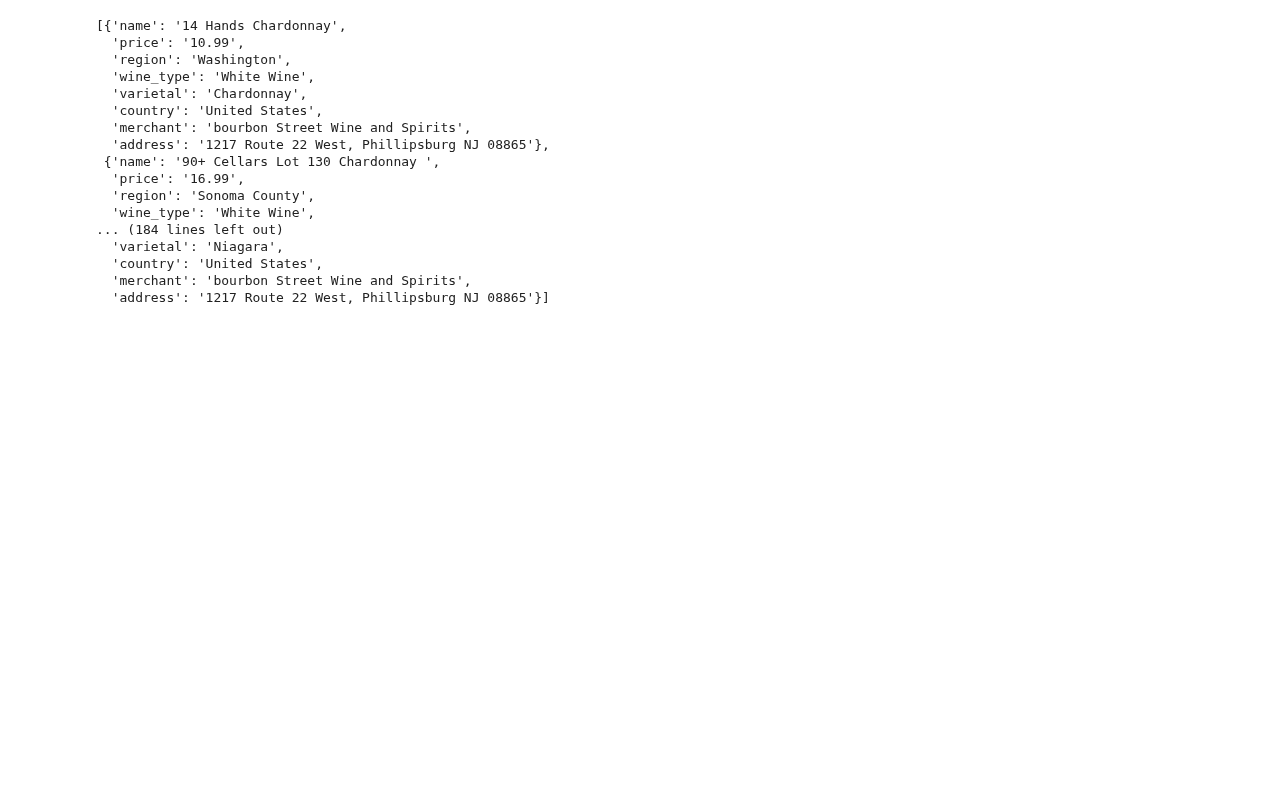
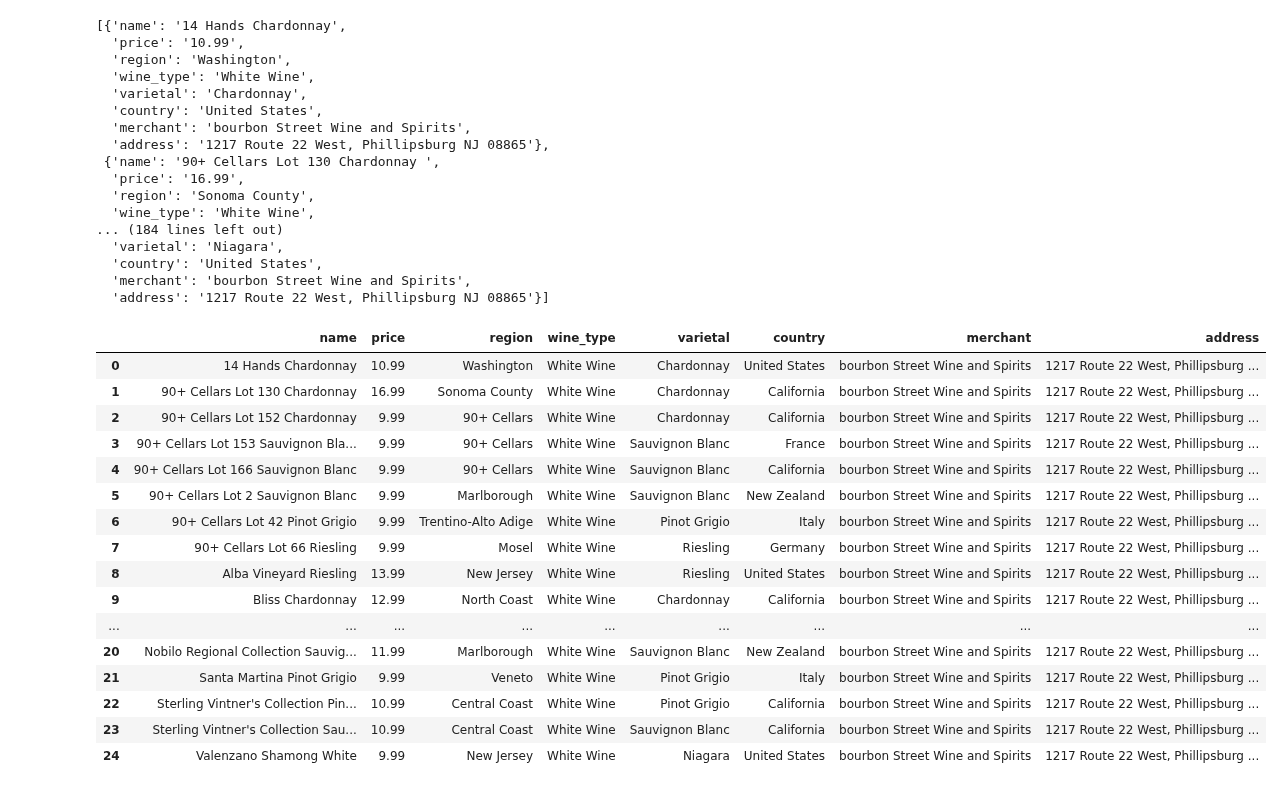
Before and after one commit to MersedehSP/Wine_ETL, a Jupyter notebook: bourbon_street_white.ipynb, the cells around one changed output. Drawn from its saved outputs; the diff is of its cells as text; code cells hidden in the pictures; blank space fills up the shorter version.

Commit message:
put data in the data frame

```diff
--- a/bourbon_street_white.ipynb
+++ b/bourbon_street_white.ipynb
@@ -124,3 +124,24 @@ wine_list
   'country': 'United States',
   'merchant': 'bourbon Street Wine and Spirits',
   'address': '1217 Route 22 West, Phillipsburg NJ 08865'}]
+# %%
+white_wine_list_df = pd.DataFrame(wine_list)
+white_wine_list_df
+# %% [output]
+|  | name | price | region | wine_type | varietal | country | merchant | address |
+| 0 | 14 Hands Chardonnay | 10.99 | Washington | White Wine | Chardonnay | United States | bourbon Street Wine and Spirits | 1217 Route 22 West, Phillipsburg ... |
+| 1 | 90+ Cellars Lot 130 Chardonnay | 16.99 | Sonoma County | White Wine | Chardonnay | California | bourbon Street Wine and Spirits | 1217 Route 22 West, Phillipsburg ... |
+| 2 | 90+ Cellars Lot 152 Chardonnay | 9.99 | 90+ Cellars | White Wine | Chardonnay | California | bourbon Street Wine and Spirits | 1217 Route 22 West, Phillipsburg ... |
+| 3 | 90+ Cellars Lot 153 Sauvignon Bla... | 9.99 | 90+ Cellars | White Wine | Sauvignon Blanc | France | bourbon Street Wine and Spirits | 1217 Route 22 West, Phillipsburg ... |
+| 4 | 90+ Cellars Lot 166 Sauvignon Blanc | 9.99 | 90+ Cellars | White Wine | Sauvignon Blanc | California | bourbon Street Wine and Spirits | 1217 Route 22 West, Phillipsburg ... |
+| 5 | 90+ Cellars Lot 2 Sauvignon Blanc | 9.99 | Marlborough | White Wine | Sauvignon Blanc | New Zealand | bourbon Street Wine and Spirits | 1217 Route 22 West, Phillipsburg ... |
+| 6 | 90+ Cellars Lot 42 Pinot Grigio | 9.99 | Trentino-Alto Adige | White Wine | Pinot Grigio | Italy | bourbon Street Wine and Spirits | 1217 Route 22 West, Phillipsburg ... |
+| 7 | 90+ Cellars Lot 66 Riesling | 9.99 | Mosel | White Wine | Riesling | Germany | bourbon Street Wine and Spirits | 1217 Route 22 West, Phillipsburg ... |
+| 8 | Alba Vineyard Riesling | 13.99 | New Jersey | White Wine | Riesling | United States | bourbon Street Wine and Spirits | 1217 Route 22 West, Phillipsburg ... |
+| 9 | Bliss Chardonnay | 12.99 | North Coast | White Wine | Chardonnay | California | bourbon Street Wine and Spirits | 1217 Route 22 West, Phillipsburg ... |
+| ... | ... | ... | ... | ... | ... | ... | ... | ... |
+| 20 | Nobilo Regional Collection Sauvig... | 11.99 | Marlborough | White Wine | Sauvignon Blanc | New Zealand | bourbon Street Wine and Spirits | 1217 Route 22 West, Phillipsburg ... |
+| 21 | Santa Martina Pinot Grigio | 9.99 | Veneto | White Wine | Pinot Grigio | Italy | bourbon Street Wine and Spirits | 1217 Route 22 West, Phillipsburg ... |
+| 22 | Sterling Vintner's Collection Pin... | 10.99 | Central Coast | White Wine | Pinot Grigio | California | bourbon Street Wine and Spirits | 1217 Route 22 West, Phillipsburg ... |
+| 23 | Sterling Vintner's Collection Sau... | 10.99 | Central Coast | White Wine | Sauvignon Blanc | California | bourbon Street Wine and Spirits | 1217 Route 22 West, Phillipsburg ... |
+| 24 | Valenzano Shamong White | 9.99 | New Jersey | White Wine | Niagara | United States | bourbon Street Wine and Spirits | 1217 Route 22 West, Phillipsburg ... |
```
